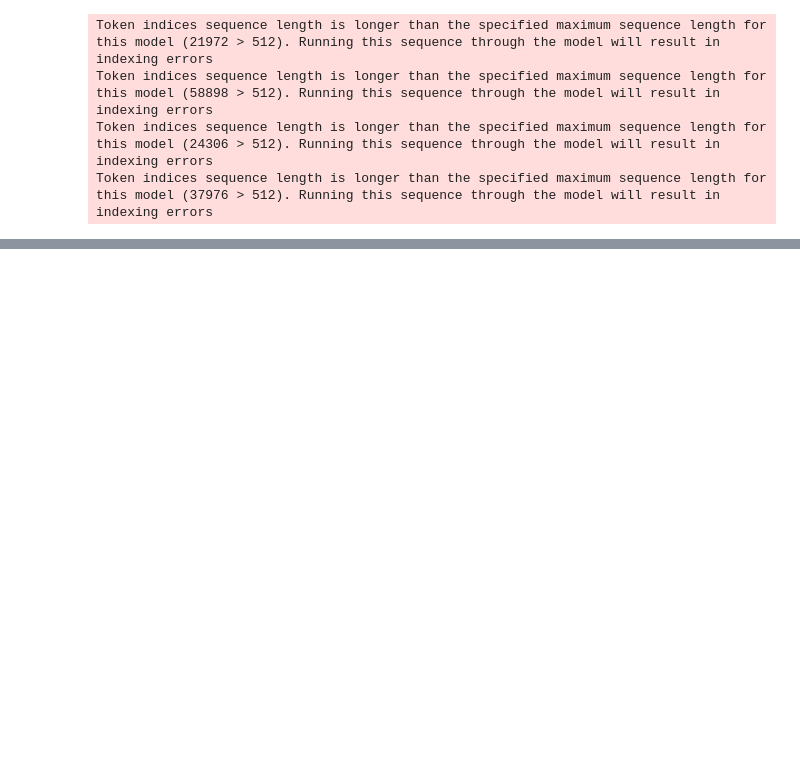
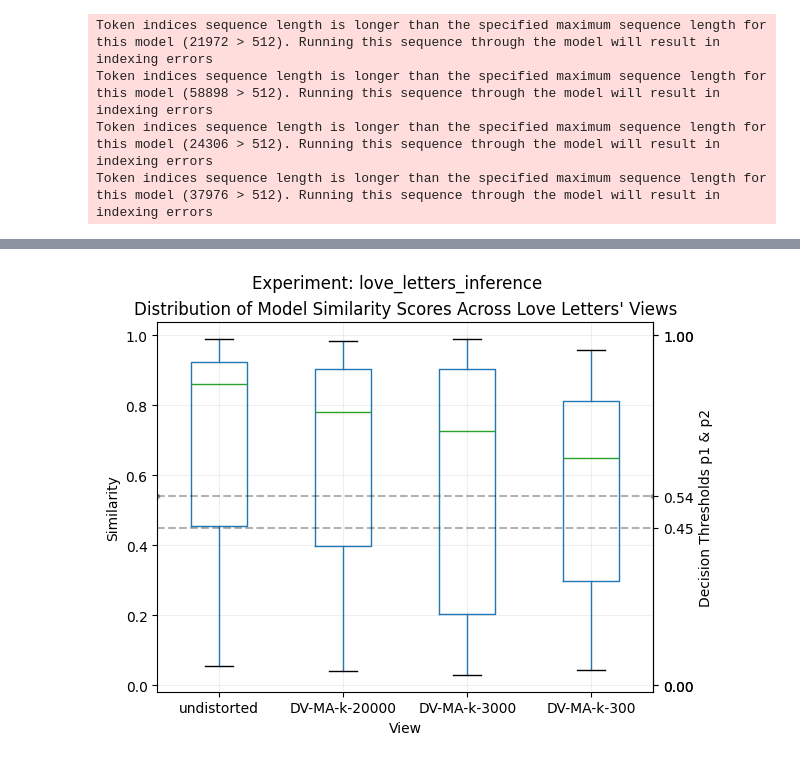
Before and after one commit to zacharyabolton/historical_av_with_SBERT, a Jupyter notebook: notebooks/infer.ipynb, the cells around one changed output, grey strips where cells are left out. Cells and saved outputs as stored; diff of their text form; code cells hidden in the pictures; blank space fills up the shorter version.

Commit message:
Updates inference nb with visualizations

```diff
--- a/notebooks/infer.ipynb
+++ b/notebooks/infer.ipynb
@@ -34,6 +39,7 @@ for view_dir in os.listdir(dataset_path):
         views.append(view_path)
 
 view_preds = {}
+view_embeddings = {}
 for view_path in views:
     # Get simple view string
     # Adapted from:
@@ -42,11 +48,12 @@ for view_path in views:
     # Add an entry to view_preds to store predictions for this
     # particular view
     view_preds[view] = []
+    view_embeddings[view] = []
 
     # Reset any existing splits
     LILADataset.reset_splits()
 
-    # Instantiate the full LILA dataset
+    # Instantiate the inference dataset
     inference_dataset = LILADataset(view_path,
                                     metadata_path,
                                     cnk_size=512,
@@ -86,6 +93,7 @@ for view_path in views:
             scaled_similarity = (similarity + 1) / 2
 
         view_preds[view].append(scaled_similarity.item())
+        view_embeddings[view].append(pair)
 # %% [output]
 Token indices sequence length is longer than the specified maximum sequence length for this model (21972 > 512). Running this sequence through the model will result in indexing errors
 Token indices sequence length is longer than the specified maximum sequence length for this model (58898 > 512). Running this sequence through the model will result in indexing errors
@@ -138,0 +163,46 @@ Max:                   0.9901821613311768
+# %%
+# Adapted from:
+# https://stackoverflow.com/a/19736406
+df_view_preds = pd.DataFrame(dict([(k,pd.Series(v)) for k,v in view_preds.items()]))
+# Adapted from:
+# https://stackoverflow.com/a/41968766
+df_view_preds = df_view_preds[[
+    'undistorted',
+    'DV-MA-k-20000',
+    'DV-MA-k-3000',
+    'DV-MA-k-300'
+]]
+
+# Adapted from:
+# https://stackoverflow.com/a/23508225
+ax = df_view_preds.boxplot(showfliers=True)
+ax.set_ylabel('Similarity')
+ax.set_xlabel('View')
+fig = ax.get_figure()
+fig.suptitle('Experiment: love_letters_inference')
+ax.set_title("Distribution of Model Similarity Scores Across Love Letters' Views")
+
+
+# Adapted from:
+# https://stackoverflow.com/a/14762601
+def id_fn(x):
+    return x
+
+
+ax2 = ax.secondary_yaxis('right', functions=(id_fn, id_fn))
+ax2.set_ylabel('Decision Thresholds p1 & p2')
+
+# Adapted from:
+# https://stackoverflow.com/a/14716726
+extraticks = [0., P1, P2, 1.]
+ax2.set_yticks([0,1] + extraticks)
+# Adapted from:
+# horizontal line indicating the threshold
+# https://stackoverflow.com/a/28129801
+p2_line, = ax.plot([0.5, 4.5], [P2, P2], "k--.", alpha=0.3)
+p1_line, = ax.plot([0.5, 4.5], [P1, P1], "k--", alpha=0.3)
+
+plt.grid(True, which="both", ls="-", alpha=0.2)
+plt.show(ax)
+# %% [output]
+[figure, added]
```
Also changed, not shown: parts of 7 cells of this notebook.
